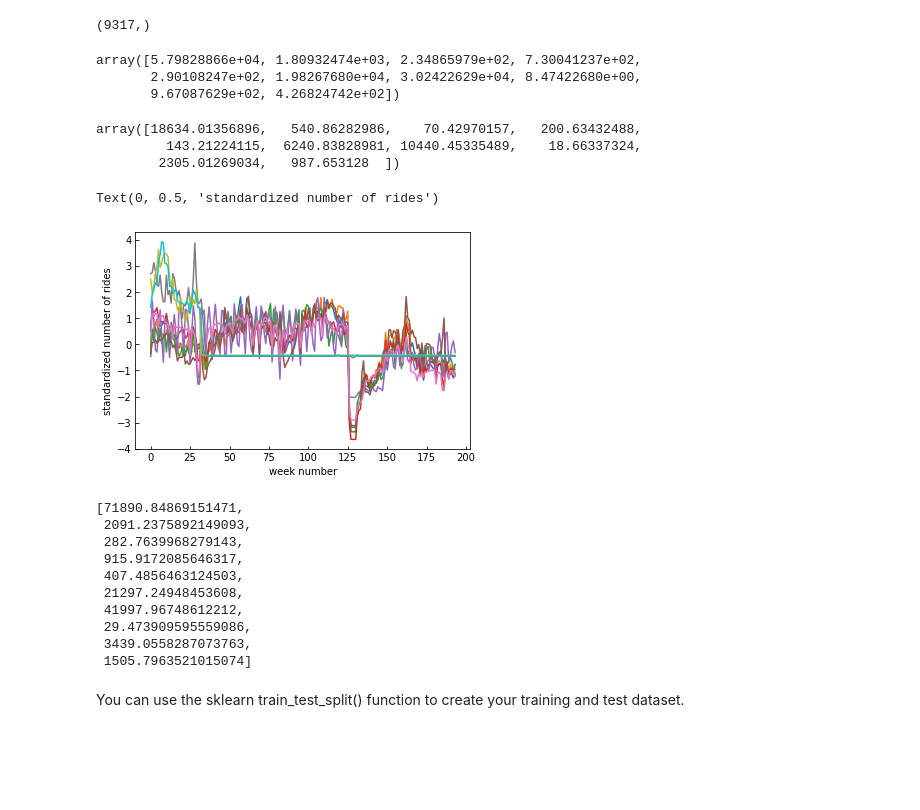
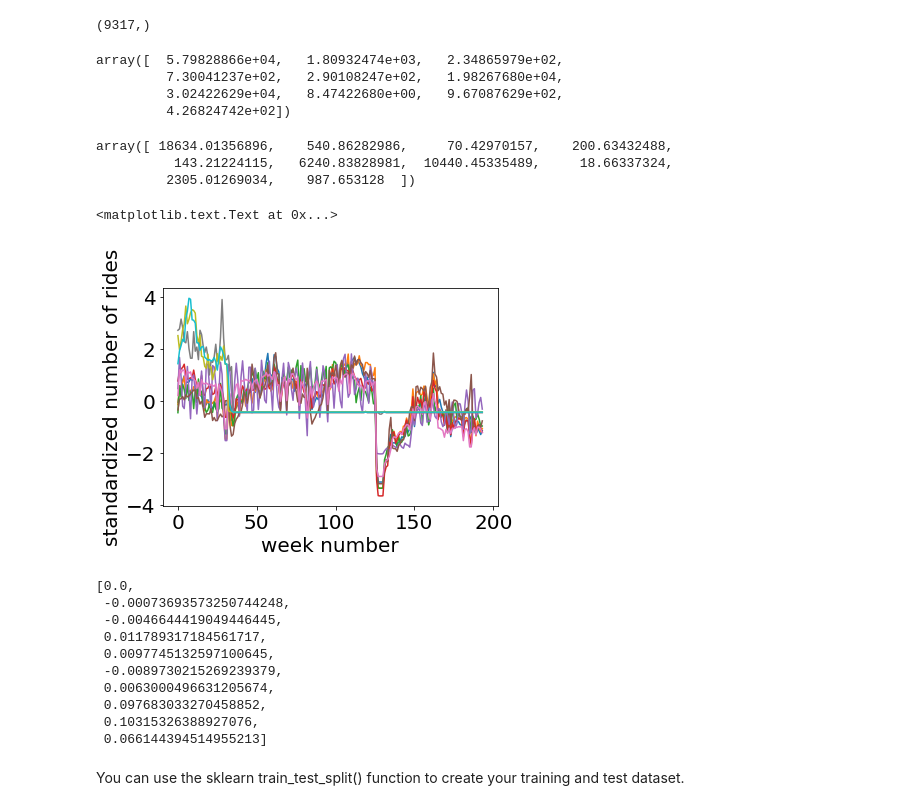
Before and after one commit to Chang-Du/PUI2018_cd2682, a Jupyter notebook: HW11_cd2682/HW11_Assignment1_subway_timeseries_cd2682.ipynb, the cells around one changed output. Cells and saved outputs as stored; diff of their text form; code cells hidden in the pictures; blank space fills up the shorter version.

```diff
--- a/HW11_cd2682/HW11_Assignment1_subway_timeseries_cd2682.ipynb
+++ b/HW11_cd2682/HW11_Assignment1_subway_timeseries_cd2682.ipynb
@@ -370,7 +412,7 @@ stationsmeans.shape
 # %% [output]
 (600,)
 # %%
-stationsstd = ...
+stationsstd = np.nanstd(station, axis=1)
 stationsstd.shape
 # %% [output]
 (600,)
@@ -384,7 +426,7 @@ stationid[mta.reshape(600*23, 194).std(1) > 0]
 # %% [output]
 array([  0,   0,   0, ..., 550, 550, 550])
 # %%
-tots = mta.reshape....
+tots = mta.reshape(600*23,194)[:9317]
 tots.shape
 # %% [output]
 (9317, 194)
@@ -394,3 +433,11 @@ normed_time_series_std = ...
+# %%
+# Learn From Xiaoning He & Tiancheng Yin
+df = pd.DataFrame(tots)
+normed_time_series_mean = []
+normed_time_series_std = []
+for i in range(tots.shape[0]):
+    normed_time_series_mean.append(df.loc[i].mean() / stationsmeans[i//23])
+    normed_time_series_std.append(df.loc[i].std() / stationsstd[i//23])
 # %%
 normed_time_series_std[:10]
 # %% [output]
@@ -412,21 +459,31 @@ tsmean.shape
 # %%
 tsmean[:10]
 # %% [output]
-array([5.79828866e+04, 1.80932474e+03, 2.34865979e+02, 7.30041237e+02,
-       2.90108247e+02, 1.98267680e+04, 3.02422629e+04, 8.47422680e+00,
-       9.67087629e+02, 4.26824742e+02])
+array([  5.79828866e+04,   1.80932474e+03,   2.34865979e+02,
+         7.30041237e+02,   2.90108247e+02,   1.98267680e+04,
+         3.02422629e+04,   8.47422680e+00,   9.67087629e+02,
+         4.26824742e+02])
-# %%
-tsstdev[:10]
-# %% [output]
-array([18634.01356896,   540.86282986,    70.42970157,   200.63432488,
-         143.21224115,  6240.83828981, 10440.45335489,    18.66337324,
-        2305.01269034,   987.653128  ])
+# %%
+tsstdev = np.nanstd(tots, axis=1)
+tsstdev[:10]
+# %% [output]
+array([ 18634.01356896,    540.86282986,     70.42970157,    200.63432488,
+          143.21224115,   6240.83828981,  10440.45335489,     18.66337324,
+         2305.01269034,    987.653128  ])
 # %%
-standardizedts = ...
+# Learn From Xiaoning He
+standardizedts = []
+for i in range(9317):
+    temp=[]
+    temp.append((df.loc[i] - tsmean[i])/tsstdev[i])
+    standardizedts.append(np.array(temp).reshape(194,))
+standardizedts = np.array(standardizedts)
+
+x=range(194)
 for i in range(10):
-    pl.plot(standardizedts[i])
+    pl.plot(x,standardizedts[i])
 pl.xlabel("week number")
 pl.ylabel("standardized number of rides")
 # %% [output]
-Text(0, 0.5, 'standardized number of rides')
+<matplotlib.text.Text at 0x...>
-[figure, old version]
+[figure, new version]
@@ -433,16 +507,21 @@ Text(0, 0.5, 'standardized number of rides')
 # %%
-allfits = sm.OLS...
+allfits = []
+for i in range(len(X)):
+    x = X[i]
+    y = Y[i]
+    md = sm.OLS([y], [x]).fit()
+    allfits.append(md)
 [a.params[0] for a in allfits[:10]]
 # %% [output]
-[71890.84869151471,
- 2091.2375892149093,
- 282.7639968279143,
- 915.9172085646317,
- 407.4856463124503,
- 21297.24948453608,
- 41997.96748612212,
- 29.473909595559086,
- 3439.0558287073763,
- 1505.7963521015074]
+[0.0,
+ -0.00073693573250744248,
+ -0.0046644419049446445,
+ 0.011789317184561717,
+ 0.0097745132597100645,
+ -0.0089730215269239379,
+ 0.0063000496631205674,
+ 0.097683033270458852,
+ 0.10315326388927076,
+ 0.066144394514955213]
 # %% [markdown]
 You can use the sklearn train_test_split() function to create your training and test dataset.
```
Also changed, not shown: parts of 32 cells of this notebook, 1 other file.
